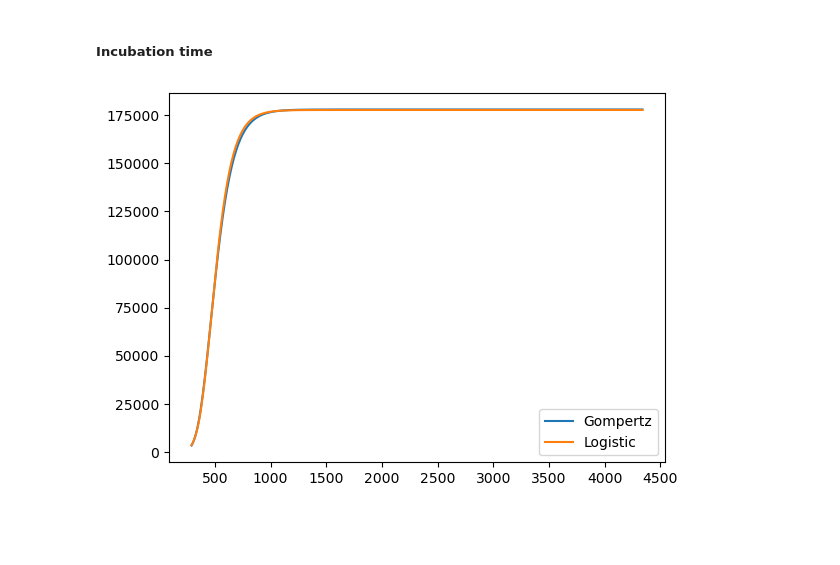
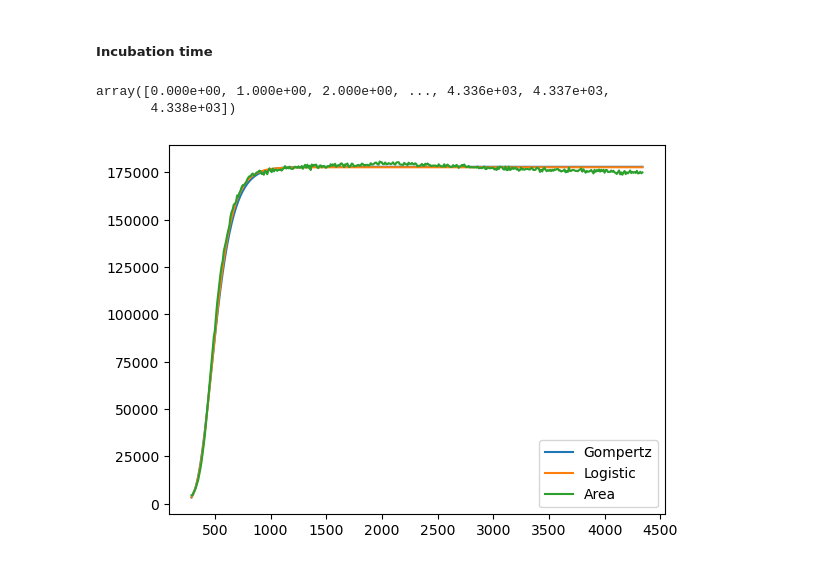
Before and after one commit to RudgeLab/popdyn, a Jupyter notebook: Notebooks/Colony growth.ipynb, the cells around one changed output. Cells and saved outputs as stored; diff of their text form; code cells hidden in the pictures; blank space fills up the shorter version.

```diff
--- a/Notebooks/Colony growth.ipynb
+++ b/Notebooks/Colony growth.ipynb
@@ -103,14 +103,19 @@ area = extract_array(df.loc[idx,'area'].values[0])
 incub_time_s = datetime.strptime(df.loc[143,'t_im'], '%H:%M:%S') - datetime.strptime(df.loc[143,'t_incub'], '%H:%M:%S')
 incub_time_n = incub_time_s.seconds / 60
 t = np.arange(0, df.loc[143, 'exp length'])*10 + incub_time_n
+# %%
+np.arange(0,t[-1])
+# %% [output]
+array([0.000e+00, 1.000e+00, 2.000e+00, ..., 4.336e+03, 4.337e+03,
+       4.338e+03])
 # %%
-gg = gompertz(t,gA,gmu,gl)
-lg = logistic(t,lA,lmu,ll)
+gg = gompertz(np.arange(0,t[-1]),gA,gmu,gl)
+lg = logistic(np.arange(0,t[-1]),lA,lmu,ll)
 # %%
-plt.plot(t,np.exp(gg), label='Gompertz')
-plt.plot(t,np.exp(lg), label='Logistic')
-plt.plot(t,np.exp(lg), label='Logistic')
+plt.plot(np.arange(0,t[-1]),np.exp(gg), label='Gompertz')
+plt.plot(np.arange(0,t[-1]),np.exp(lg), label='Logistic')
+plt.plot(t,area, label='Area')
 plt.legend()
 plt.show()
 # %% [output]
-[figure, old version]
+[figure, new version]
```
Also changed, not shown: 2 other files.
